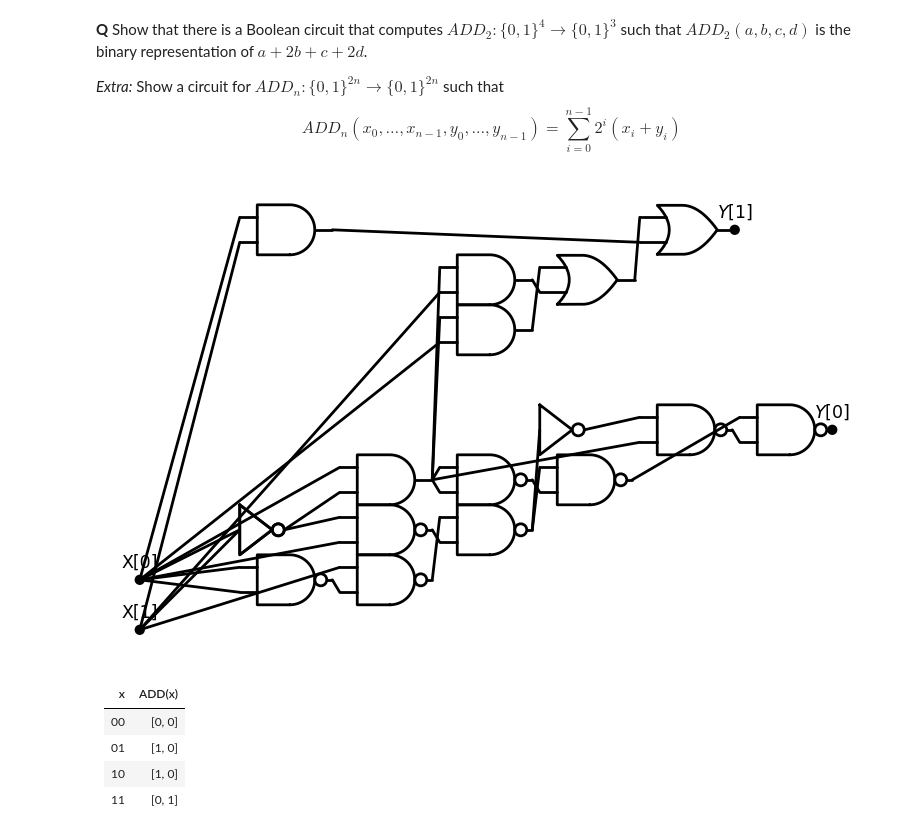
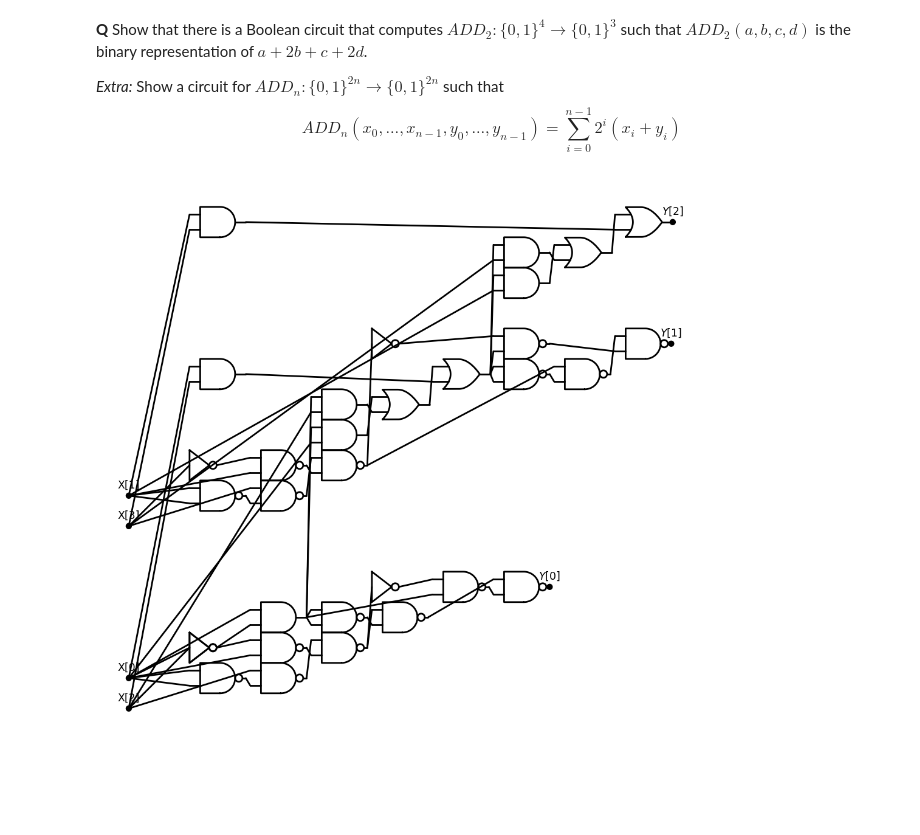
Before and after one commit to boazbk/tcscode, a Jupyter notebook: Fall23_lec3_computing_all_functions.ipynb, the cells around one changed output. Cells and saved outputs as stored; diff of their text form; code cells hidden in the pictures; blank space fills up the shorter version.

```diff
--- a/Fall23_lec3_computing_all_functions.ipynb
+++ b/Fall23_lec3_computing_all_functions.ipynb
@@ -400,3 +371,11 @@ x       | INC(x)
 101     | [0, 1, 1, 0]
 110     | [0, 0, 1, 0]
 111     | [0, 0, 0, 1]
+# %%
+X = list(range(10,50,5))
+Y = [circ_size(lambda *X:INC(*X,n=n),n) for n in X]
+import matplotlib.pyplot as plt
+plt.plot(X,Y)
+plt.ylabel('circuit size')
+plt.xlabel('input length')
+plt.show()
@@ -416,30 +397,23 @@ __Q__ Show that there is a Boolean circuit that computes $ADD_2:\{0,1\}^4 \right
 _Extra:_ Show a circuit for $ADD_n:\{0,1\}^{2n} \rightarrow \{0,1\}^{2n}$ such that
 $$ADD_n(x_0,\ldots,x_{n-1},y_0,\ldots,y_{n-1}) = \sum_{i=0}^{n-1}2^i(x_i+y_i)$$
 # %%
-N = 1
+N = 2
 def ADD(*X,n=N):
     A=X[:n]
     B=X[n:]
     Result = [0]*(n+1)
     Carry  = [0]*(n+1)
     Carry[0] = zero(A[0])
     for i in range(n):
         Result[i] = XOR3(Carry[i],A[i],B[i])
         Carry[i+1] = MAJ(Carry[i],A[i],B[i])
     Result[n] = Carry[n]
     return Result
 circuit(ADD,n=2*N)
 # %% [output]
-[figure, old version]
+[figure, new version]
 # %%
 table(ADD, n=2*N)
-# %% [output]
-x       | ADD(x)
---------|--------
-00      | [0, 0]
-01      | [1, 0]
-10      | [1, 0]
-11      | [0, 1]
 # %%
 N = 3
 def ADD(*X,n=N):
```
Also changed, not shown: parts of 12 cells of this notebook.
